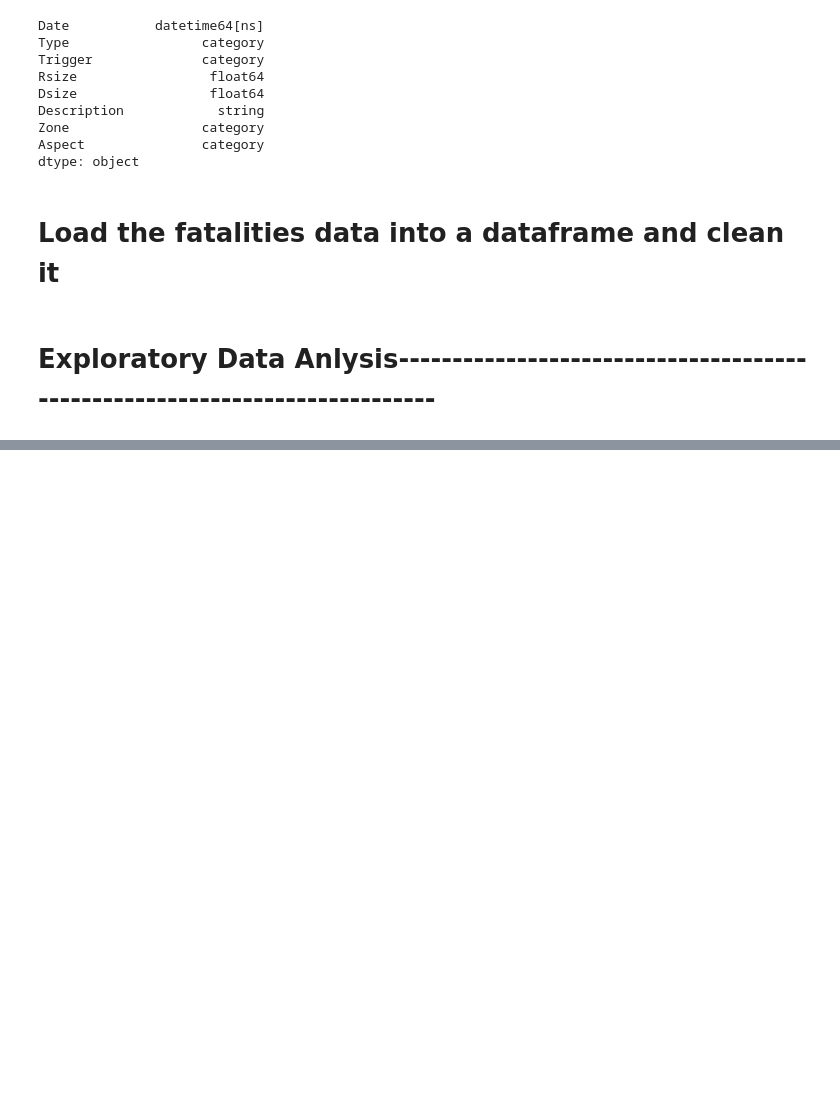
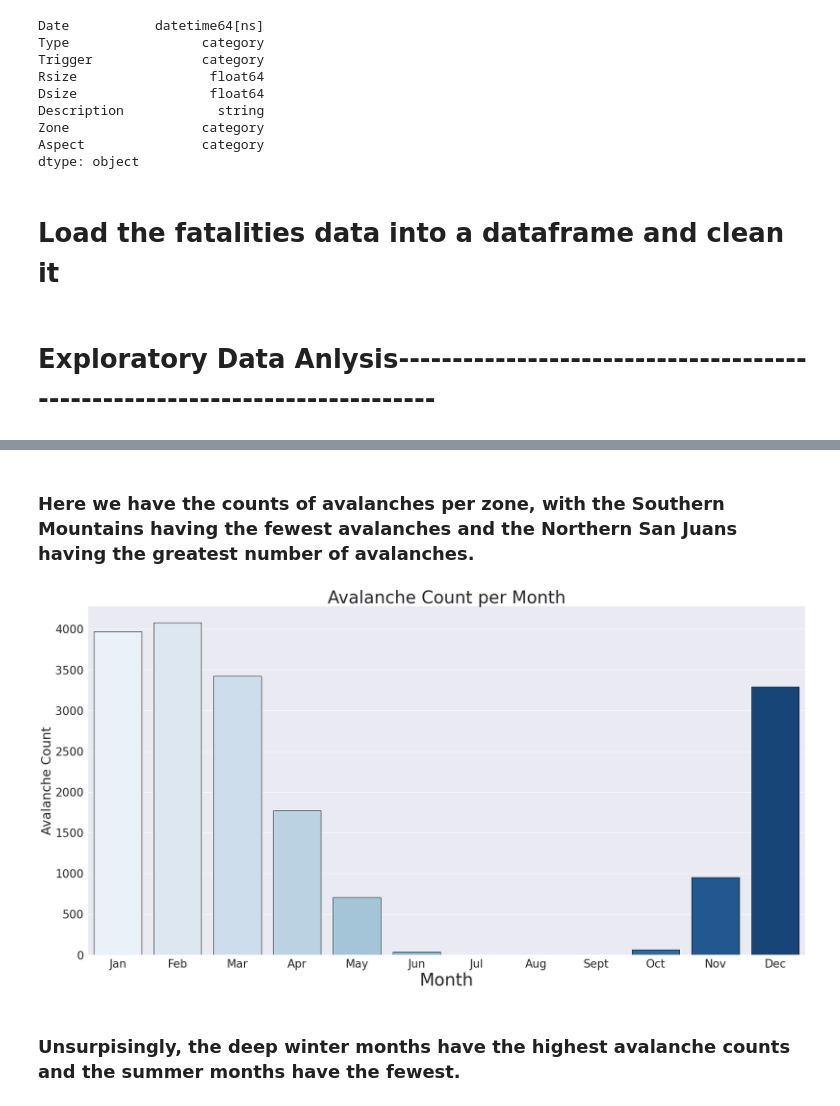
Before and after one commit to reformedgamer/comp4447_finalproject, a Jupyter notebook: primaryDataset.ipynb, the cells around one changed output, grey strips where cells are left out. Saved outputs shown, nothing was run; the diff lists cells and outputs as text; code cells hidden in the pictures; blank space fills up the shorter version.

```diff
--- a/primaryDataset.ipynb
+++ b/primaryDataset.ipynb
@@ -74,0 +78,19 @@ plt.show()
+# %% [markdown]
+### Here we have the counts of avalanches per zone, with the Southern Mountains having the fewest avalanches and the Northern San Juans having the greatest number of avalanches.
+# %%
+avalanches_df["Month"] = avalanches_df['Date'].apply(lambda x: x.month)
+months = ["Jan", "Feb", "Mar", "Apr", "May", "Jun", "Jul", "Aug", "Sept", "Oct", "Nov", "Dec"]
+
+sns.set(rc={'figure.figsize':(30, 15)})
+ax = sns.countplot(x='Month', data = avalanches_df, edgecolor = "Black", palette='Blues')
+plt.xticks(fontsize = 26)
+plt.yticks(fontsize=26)
+plt.xlabel("Month", fontsize=40)
+plt.ylabel("Avalanche Count", fontsize=30)
+plt.title("Avalanche Count per Month", fontsize = 40)
+ax.set_xticklabels(months)
+plt.show()
+# %% [output]
+[figure, added]
+# %% [markdown]
+### Unsurpisingly, the deep winter months have the highest avalanche counts and the summer months have the fewest.
```
Also changed, not shown: parts of 4 cells of this notebook.
